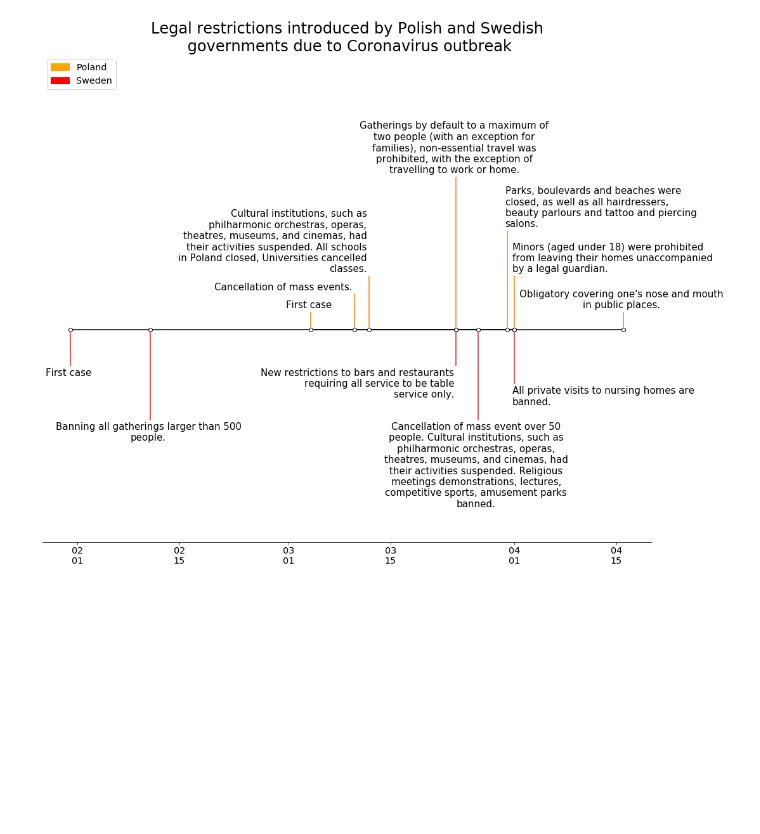
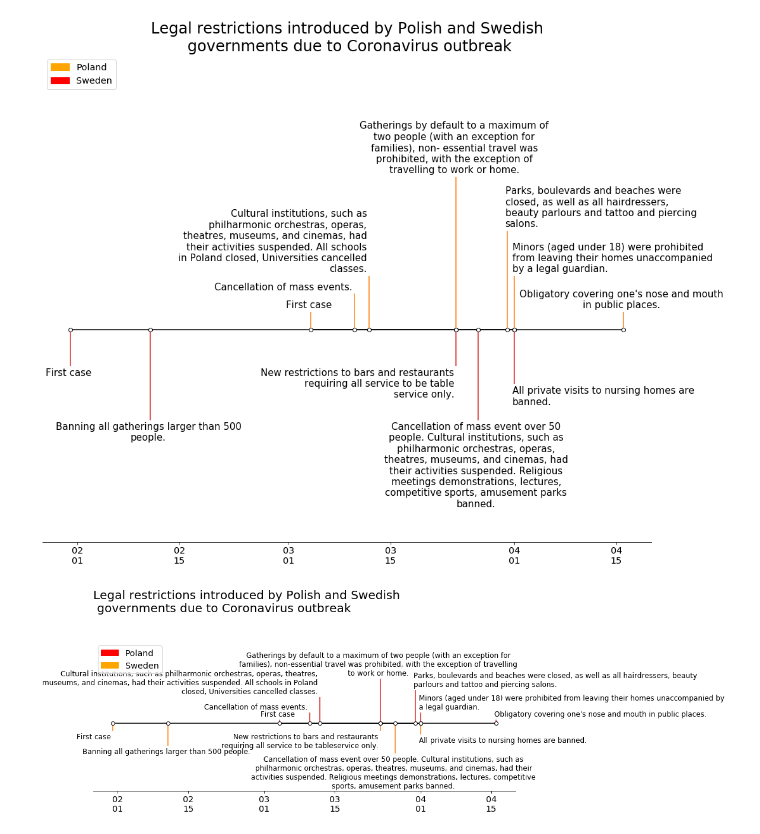
Before and after one commit to szymczakpau/covid19_Sweden, a Jupyter notebook: notebooks/restrictions.ipynb, the cells around one changed output. Drawn from its saved outputs; the diff is of its cells as text; code cells hidden in the pictures; blank space fills up the shorter version.

Commit message:
Add prognosis, update plots for new data

```diff
--- a/notebooks/restrictions.ipynb
+++ b/notebooks/restrictions.ipynb
@@ -23,7 +23,7 @@ sweden = pd.read_csv('../data/sweden_restrictions.csv')
 # %%
 poland['Date'] = poland['Date'].astype('datetime64[ns]')
 sweden['Date'] = sweden['Date'].astype('datetime64[ns]')
-poland['Event'] = poland['Event'].str.wrap(40)
-sweden['Event'] = sweden['Event'].str.wrap(40)
+poland['Event'] = poland['Event'].str.wrap(80)
+sweden['Event'] = sweden['Event'].str.wrap(80)
 # %%
 date = list(poland['Date']) + list(sweden['Date'])
@@ -110,3 +105,87 @@ plt.savefig("../figures/restrictions.png",
 plt.show()
 # %% [output]
 [figure]
+# %%
+sweden.iloc[3,0] = 'New restrictions to bars and restaurants\n requiring all service to be tableservice only.'
+# poland.iloc[6,0] = "Obligatory covering one's nose \nand mouth in public places."
+
+
+
+sweden_levels = np.array([-2, -6, -8, -2, -3])
+
+poland_levels = np.array([1, 3, 7, 12, 9, 3, 1])
+
+fig, ax = plt.subplots(figsize=(16, 5.3), constrained_layout=True)
+ax.set_title(
+    "Legal restrictions introduced by Polish and Swedish\n governments due to Coronavirus outbreak",
+    size=20,
+    loc='left',
+    pad=50
+)
+
+ax.get_yaxis().set_visible(False)
+for spine in ["left", "top", "right"]:
+    ax.spines[spine].set_visible(False)
+
+xaxis = dates.date2num(date)    # Convert to maplotlib format
+hfmt = dates.DateFormatter('%m\n%d')
+ax.xaxis.set_major_formatter(hfmt)
+
+s_markerline, s_stemline, s_baseline = ax.stem(sweden['Date'], sweden_levels,
+                                         linefmt="C1-", basefmt="k-",
+                                         use_line_collection=True)
+
+p_markerline, p_stemline, p_baseline = ax.stem(poland['Date'], poland_levels,
+                                         linefmt="C3-", basefmt="k-",
+                                         use_line_collection=True)
+
+
+plt.setp(s_markerline, mec="k", mfc="w", zorder=3)
+plt.setp(p_markerline, mec="k", mfc="w", zorder=3)
+
+
+# Shift the markers to the baseline by replacing the y-data by zeros.
+s_markerline.set_ydata(np.zeros(len(sweden['Date'])))
+p_markerline.set_ydata(np.zeros(len(poland['Date'])))
+
+
+s_vert = np.array(['top', 'bottom'])[(sweden_levels > 0).astype(int)]
+for i, (d, l, r, va) in enumerate(zip(sweden['Date'], sweden_levels, sweden['Event'], s_vert)):
+    if i in [0,3]:
+        ax.annotate(r, xy=(d, l), xytext=(-3, np.sign(l)*3),
+                textcoords="offset points", va=va, ha="right", size=12)
+    elif i == 4:
+        ax.annotate(r, xy=(d, l), xytext=(-3, np.sign(l)*3),
+                textcoords="offset points", va=va, ha="left", size=12)
+    else:
+        ax.annotate(r, xy=(d, l), xytext=(-3, np.sign(l)*3),
+                textcoords="offset points", va=va, ha="center", size=12)
+
+
+p_vert = np.array(['top', 'bottom'])[(poland_levels > 0).astype(int)]
+for i, (d, l, r, va) in enumerate(zip(poland['Date'], poland_levels, poland['Event'], p_vert)):
+    if i in [2, 1]:
+        ax.annotate(r, xy=(d, l), xytext=(-3, np.sign(l)*3),
+                textcoords="offset points", va=va, ha="right", size=12)
+    elif i in [4,5, 6]:
+        ax.annotate(r, xy=(d, l), xytext=(-3, np.sign(l)*3),
+                textcoords="offset points", va=va, ha="left", size=12)
+    else:
+        ax.annotate(r, xy=(d, l), xytext=(-3, np.sign(l)*3),
+                textcoords="offset points", va=va, ha="center", size=12)
+
+
+ax.margins(y=0.5)
+legend_elements = [
+    mpatches.Patch(color='red', label='Poland'),
+    mpatches.Patch(color='orange', label='Sweden')]
+ax.legend(handles=legend_elements, loc='upper left')
+
+plt.savefig("../figures/restrictions.png",
+               bbox_inches='tight',
+               dpi=96
+           )
+
+plt.show()
+# %% [output]
+[figure, added]
```
Also changed, not shown: parts of 3 cells of this notebook, 30 other files.
